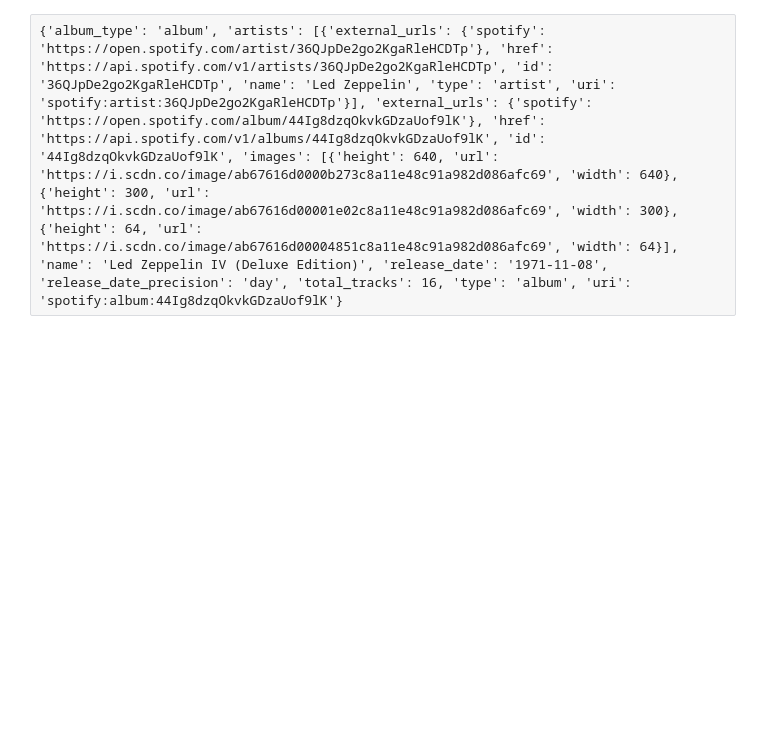
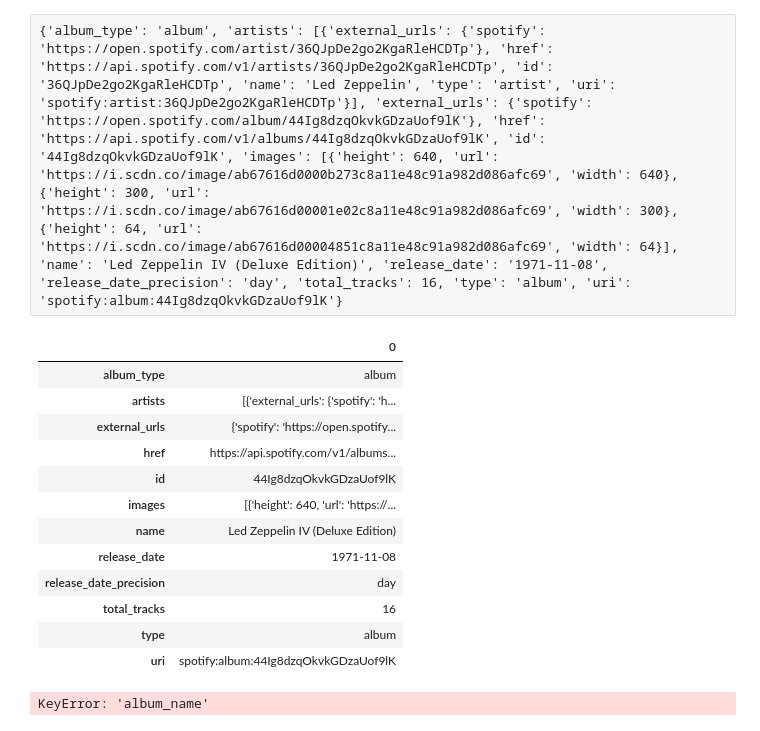
Before and after one commit to SpotiScryers/SpotiScry, a Jupyter notebook: kwame_prepare.ipynb, the cells around one changed output. Saved outputs shown, nothing was run; the diff lists cells and outputs as text; code cells hidden in the pictures; blank space fills up the shorter version.

Commit message:
start function that extracts album name etc

```diff
--- a/kwame_prepare.ipynb
+++ b/kwame_prepare.ipynb
@@ -36,3 +36,21 @@ df.head()
 | 4 | {'album_type': 'album', 'artists'... | [{'external_urls': {'spotify': 'h... | 1 | 263333 | False | {'isrc': 'USAT29900477'} | {'spotify': 'https://open.spotify... | https://api.spotify.com/v1/tracks... | 3MODES4TNtygekLl146Dxd | ... |
 # %% [raw]
 {'album_type': 'album', 'artists': [{'external_urls': {'spotify': 'https://open.spotify.com/artist/36QJpDe2go2KgaRleHCDTp'}, 'href': 'https://api.spotify.com/v1/artists/36QJpDe2go2KgaRleHCDTp', 'id': '36QJpDe2go2KgaRleHCDTp', 'name': 'Led Zeppelin', 'type': 'artist', 'uri': 'spotify:artist:36QJpDe2go2KgaRleHCDTp'}], 'external_urls': {'spotify': 'https://open.spotify.com/album/44Ig8dzqOkvkGDzaUof9lK'}, 'href': 'https://api.spotify.com/v1/albums/44Ig8dzqOkvkGDzaUof9lK', 'id': '44Ig8dzqOkvkGDzaUof9lK', 'images': [{'height': 640, 'url': 'https://i.scdn.co/image/ab67616d0000b273c8a11e48c91a982d086afc69', 'width': 640}, {'height': 300, 'url': 'https://i.scdn.co/image/ab67616d00001e02c8a11e48c91a982d086afc69', 'width': 300}, {'height': 64, 'url': 'https://i.scdn.co/image/ab67616d00004851c8a11e48c91a982d086afc69', 'width': 64}], 'name': 'Led Zeppelin IV (Deluxe Edition)', 'release_date': '1971-11-08', 'release_date_precision': 'day', 'total_tracks': 16, 'type': 'album', 'uri': 'spotify:album:44Ig8dzqOkvkGDzaUof9lK'}
+# %%
+data = {'album_type': 'album', 'artists': [{'external_urls': {'spotify': 'https://open.spotify.com/artist/36QJpDe2go2KgaRleHCDTp'}, 'href': 'https://api.spotify.com/v1/artists/36QJpDe2go2KgaRleHCDTp', 'id': '36QJpDe2go2KgaRleHCDTp', 'name': 'Led Zeppelin', 'type': 'artist', 'uri': 'spotify:artist:36QJpDe2go2KgaRleHCDTp'}], 'external_urls': {'spotify': 'https://open.spotify.com/album/44Ig8dzqOkvkGDzaUof9lK'}, 'href': 'https://api.spotify.com/v1/albums/44Ig8dzqOkvkGDzaUof9lK', 'id': '44Ig8dzqOkvkGDzaUof9lK', 'images': [{'height': 640, 'url': 'https://i.scdn.co/image/ab67616d0000b273c8a11e48c91a982d086afc69', 'width': 640}, {'height': 300, 'url': 'https://i.scdn.co/image/ab67616d00001e02c8a11e48c91a982d086afc69', 'width': 300}, {'height': 64, 'url': 'https://i.scdn.co/image/ab67616d00004851c8a11e48c91a982d086afc69', 'width': 64}], 'name': 'Led Zeppelin IV (Deluxe Edition)', 'release_date': '1971-11-08', 'release_date_precision': 'day', 'total_tracks': 16, 'type': 'album', 'uri': 'spotify:album:44Ig8dzqOkvkGDzaUof9lK'}
+# %%
+pd.DataFrame.from_dict(data, orient='index')
+# %% [output]
+|  | 0 |
+| album_type | album |
+| artists | [{'external_urls': {'spotify': 'h... |
+| external_urls | {'spotify': 'https://open.spotify... |
+| href | https://api.spotify.com/v1/albums... |
+| id | 44Ig8dzqOkvkGDzaUof9lK |
+| images | [{'height': 640, 'url': 'https://... |
+| name | Led Zeppelin IV (Deluxe Edition) |
+| release_date | 1971-11-08 |
+| release_date_precision | day |
+| total_tracks | 16 |
+| type | album |
+| uri | spotify:album:44Ig8dzqOkvkGDzaUof9lK |
@@ -38,0 +66,4 @@ df.head()
+# %%
+df['album_name']
+# %% [output]
+KeyError: 'album_name'
```
Also changed, not shown: parts of 3 cells of this notebook.
